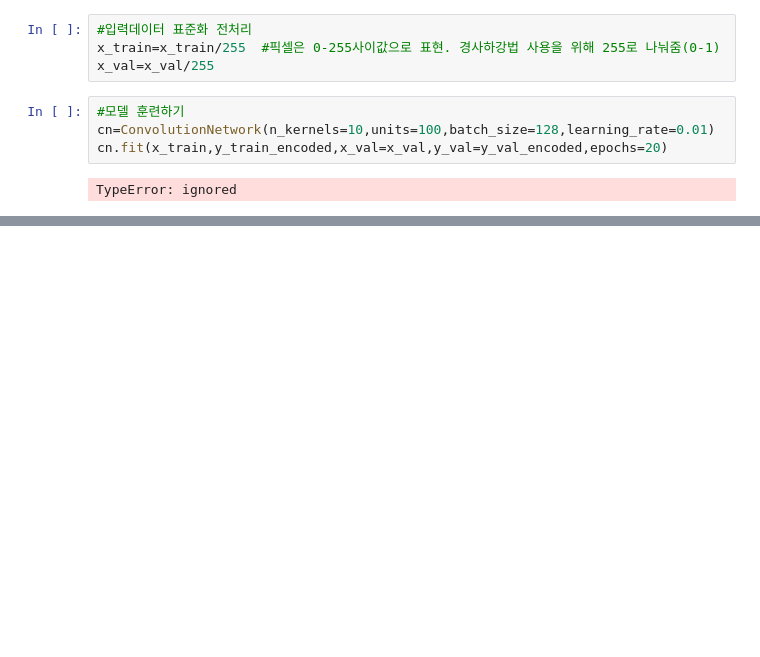
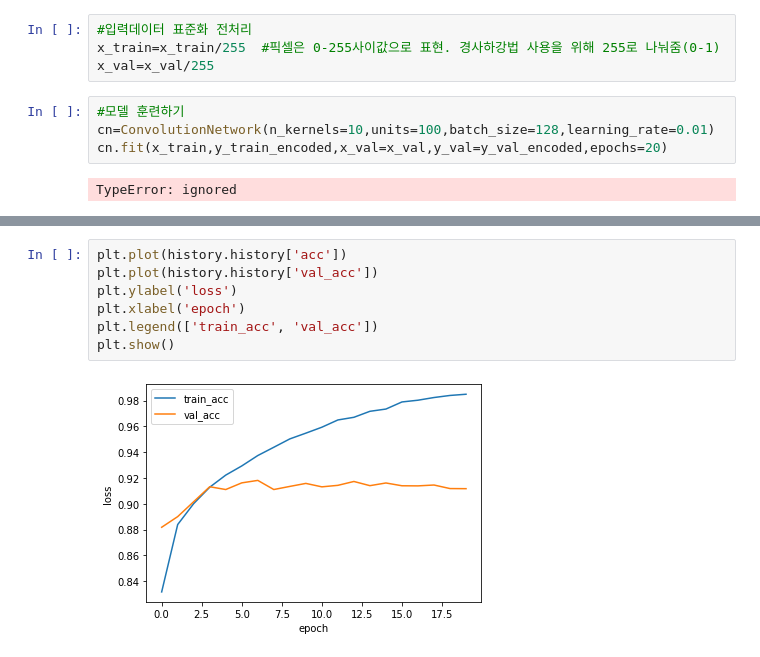
Before and after one commit to Jimin980921/DeepLearning, a Jupyter notebook: Do_it_8.ipynb, the cells around one changed output, grey strips where cells are left out. Saved outputs shown, nothing was run; the diff lists cells and outputs as text; blank space fills up the shorter version.

```diff
--- a/Do_it_8.ipynb
+++ b/Do_it_8.ipynb
@@ -199,0 +261,9 @@ TypeError: ignored
+# %%
+plt.plot(history.history['acc'])
+plt.plot(history.history['val_acc'])
+plt.ylabel('loss')
+plt.xlabel('epoch')
+plt.legend(['train_acc', 'val_acc'])
+plt.show()
+# %% [output]
+[figure, added]
```
Also changed, not shown: parts of 16 cells of this notebook.
